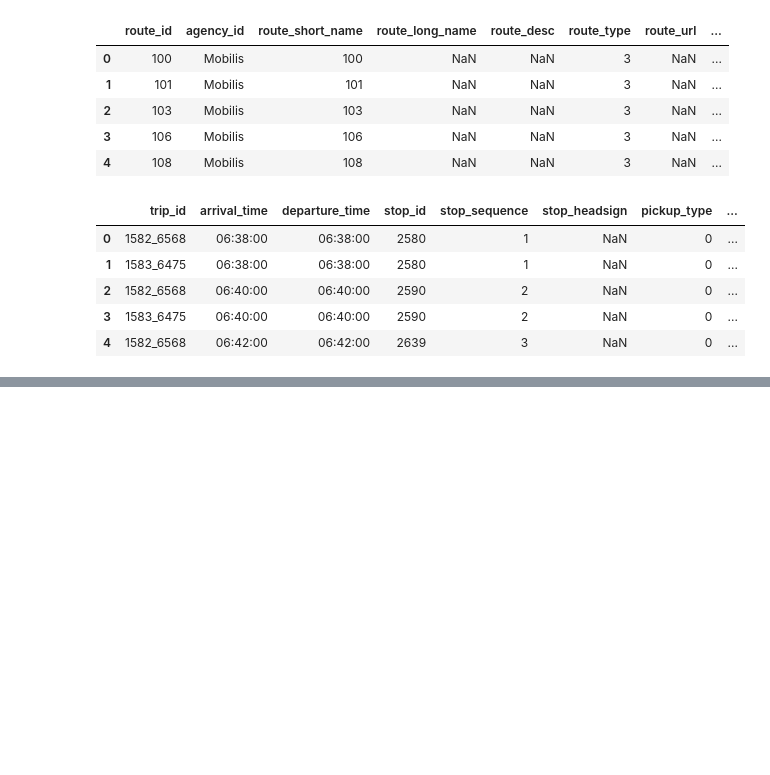
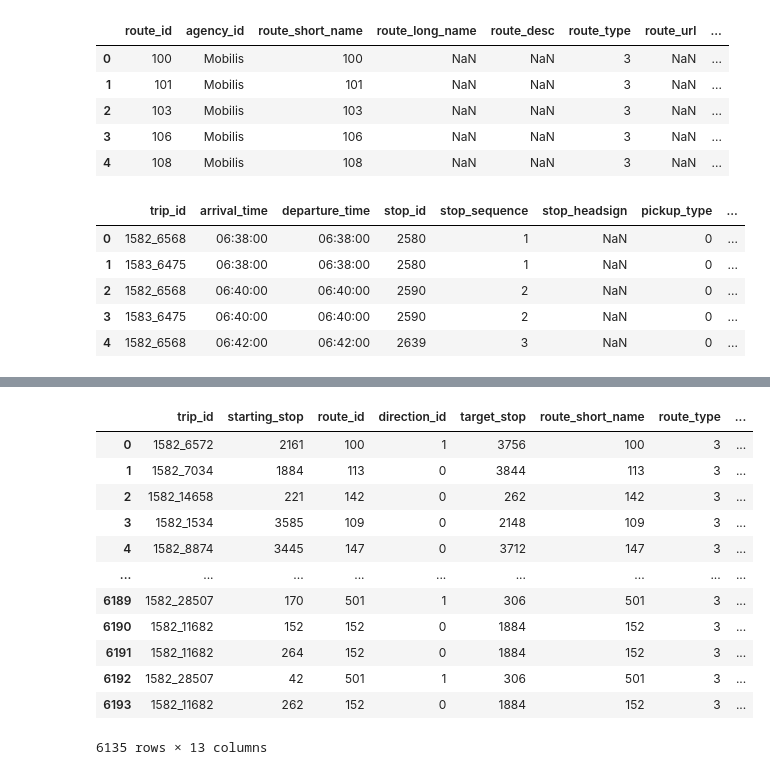
Before and after one commit to i-slusarczyk/neighborhood-analyzer, a Jupyter notebook: notebooks/transport_data.ipynb, the cells around one changed output, grey strips where cells are left out. Saved outputs shown, nothing was run; the diff lists cells and outputs as text; code cells hidden in the pictures; blank space fills up the shorter version.

```diff
--- a/notebooks/transport_data.ipynb
+++ b/notebooks/transport_data.ipynb
@@ -4,7 +14,7 @@ import geopandas as gpd
 # %%
-stop_times = pd.read_csv(r"GTFS_KRK_M\stop_times.txt")
-calendar = pd.read_csv(r"GTFS_KRK_M\calendar.txt")
-trips = pd.read_csv(r"GTFS_KRK_M\trips.txt")
-stops = pd.read_csv(r"GTFS_KRK_M/stops.txt")
-routes = pd.read_csv(r"GTFS_KRK_M/routes.txt")
+stop_times = pd.read_csv(r"gtfs\GTFS_KRK_M\stop_times.txt")
+calendar = pd.read_csv(r"gtfs\GTFS_KRK_M\calendar.txt")
+trips = pd.read_csv(r"gtfs\GTFS_KRK_M\trips.txt")
+stops = pd.read_csv(r"gtfs\GTFS_KRK_M/stops.txt")
+routes = pd.read_csv(r"gtfs\GTFS_KRK_M/routes.txt")
 borders = gpd.read_file("krakow_borders.geojson").to_crs(epsg=2180)
@@ -133,21 +224,41 @@ furthest_stops = furthest_stops[furthest_stops["pickup_type"] != 1].drop(
     columns="pickup_type"
 )
 # %%
-furthest_stops = furthest_stops.merge(
-    stops_in_borders_map, how="inner", left_on="starting_stop", right_on="stop_id"
-).drop(columns="stop_id")
-furthest_stops = furthest_stops.rename(
-    columns={"stop_name": "starting_stop_name", "geometry": "starting_stop_location"}
-)
-furthest_stops = furthest_stops.merge(
-    stops_in_borders_map, how="inner", left_on="target_stop", right_on="stop_id"
-).drop(columns="stop_id")
-furthest_stops = furthest_stops.rename(
-    columns={"stop_name": "target_stop_name", "geometry": "target_stop_location"}
+furthest_stops = (
+    furthest_stops.merge(
+        stops_in_borders_map, how="inner", left_on="starting_stop", right_on="stop_id"
+    )
+    .drop(columns="stop_id")
+    .rename(
+        columns={
+            "stop_name": "starting_stop_name",
+            "geometry": "starting_stop_location",
+        }
+    )
+    .merge(stops_in_borders_map, how="inner", left_on="target_stop", right_on="stop_id")
+    .drop(columns="stop_id")
+    .rename(
+        columns={"stop_name": "target_stop_name", "geometry": "target_stop_location"}
+    )
 )
 furthest_stops = furthest_stops[
     furthest_stops["starting_stop_name"] != furthest_stops["target_stop_name"]
 ]
+furthest_stops
+# %% [output]
+|  | trip_id | starting_stop | route_id | direction_id | target_stop | route_short_name | route_type | ... |
+| 0 | 1582_6572 | 2161 | 100 | 1 | 3756 | 100 | 3 | ... |
+| 1 | 1582_7034 | 1884 | 113 | 0 | 3844 | 113 | 3 | ... |
+| 2 | 1582_14658 | 221 | 142 | 0 | 262 | 142 | 3 | ... |
+| 3 | 1582_1534 | 3585 | 109 | 0 | 2148 | 109 | 3 | ... |
+| 4 | 1582_8874 | 3445 | 147 | 0 | 3712 | 147 | 3 | ... |
+| ... | ... | ... | ... | ... | ... | ... | ... | ... |
+| 6189 | 1582_28507 | 170 | 501 | 1 | 306 | 501 | 3 | ... |
+| 6190 | 1582_11682 | 152 | 152 | 0 | 1884 | 152 | 3 | ... |
+| 6191 | 1582_11682 | 264 | 152 | 0 | 1884 | 152 | 3 | ... |
+| 6192 | 1582_28507 | 42 | 501 | 1 | 306 | 501 | 3 | ... |
+| 6193 | 1582_11682 | 262 | 152 | 0 | 1884 | 152 | 3 | ... |
+6135 rows × 13 columns
 # %%
 furthest_stops_clean = gpd.GeoDataFrame(
     furthest_stops[
```
Also changed, not shown: parts of 19 cells of this notebook, 5 other files.
